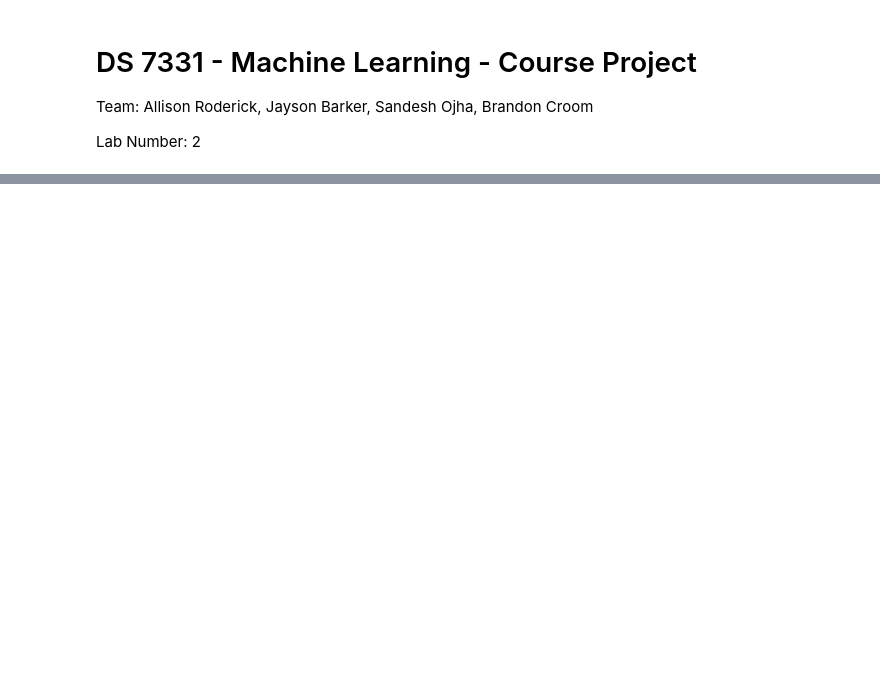
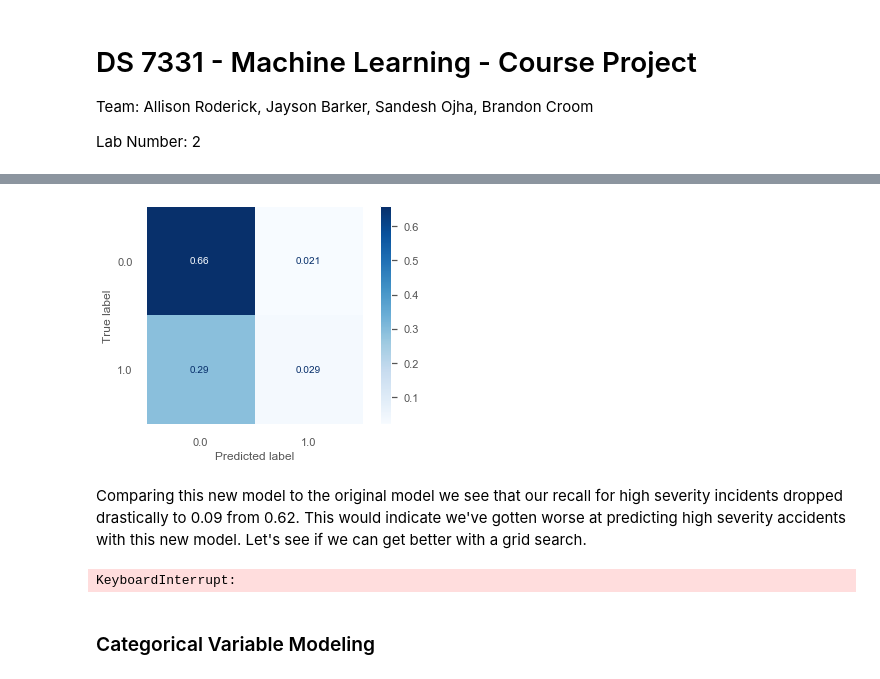
Before and after one commit to jbcroom/DS7331ProjectRepo, a Jupyter notebook: Project 2/JB_AR_BC_SO_Project_2.ipynb, the cells around one changed output, grey strips where cells are left out. Saved outputs shown, nothing was run; the diff lists cells and outputs as text; code cells hidden in the pictures; blank space fills up the shorter version.

```diff
--- a/Project 2/JB_AR_BC_SO_Project_2.ipynb
+++ b/Project 2/JB_AR_BC_SO_Project_2.ipynb
@@ -131,0 +275,9 @@ weighted avg       0.74      0.74      0.74    440044
+# %%
+# output the coefficients
+coefToKeep = []
+weights = logistic_regression.coef_.T # take transpose to make a column vector
+variable_names = df_X_train.columns
+for coef, name in zip(weights,variable_names):
+    if abs(coef[0]) >= 0.2:
+        print(name, 'has weight of', coef[0])
+        coefToKeep.append(name)
@@ -131,0 +305,27 @@ weighted avg       0.74      0.74      0.74    440044
+# %%
+df_X_Train2 = pd.DataFrame(X_train_scaled,columns=df_X_train.columns)
+df_X_Test2 = pd.DataFrame(X_test_scaled,columns=df_X_test.columns)
+
+df_X_Train2 = df_X_Train2[coefToKeep]
+df_X_Test2 = df_X_Test2[coefToKeep]
+
+#convert our test/train dataframes to numpy arrays
+X_train2 = df_X_Train2.to_numpy()
+X_test2 = df_X_Test2.to_numpy()
+# %%
+#NOTE: Code below adapted from the course lectures
+# we want to normalize the features based upon the mean and standard deviation of each column.
+# scale attributes by the training set
+scl_obj = StandardScaler()
+scl_obj.fit(X_train2) # find scalings for each column that make this zero mean and unit std
+
+X_train2_scaled = scl_obj.transform(X_train2) # apply to training
+X_test2_scaled = scl_obj.transform(X_test2) # apply those means and std to the test set
+
+# train the model just as before
+lr_clf = LogisticRegression(penalty='l2', C=0.05, solver='liblinear')
+lr_clf.fit(X_train2_scaled,y_train)  # train object
+
+Y_hat=lr_clf.predict(X_test2_scaled) # get test set predictions
+
+print(mt.classification_report(Y_test,Y_hat))
@@ -131,0 +341,20 @@ weighted avg       0.74      0.74      0.74    440044
+# %%
+#Confusion Matrix
+mt.plot_confusion_matrix(lr_clf,X_test2_scaled,Y_test,cmap=plt.cm.Blues,normalize='all')
+plt.grid(False)
+# %% [output]
+[figure, added]
+# %% [markdown]
+Comparing this new model to the original model we see that our recall for high severity incidents dropped drastically to 0.09 from 0.62. This would indicate we've gotten worse at predicting high severity accidents with this new model. Let's see if we can get better with a grid search.
+# %%
+#Grid Search
+
+clf = LogisticRegression()
+
+grid_values = {'penalty': ['l1', 'l2'],'C':[0.001,.009,0.01,.09,1,5,10,25]}
+
+grid_clf_acc = GridSearchCV(clf, param_grid = grid_values,scoring = 'recall')
+
+grid_clf_acc.fit(X_train_scaled, y_train)
+# %% [output]
+KeyboardInterrupt:
@@ -132,3 +367,5 @@ weighted avg       0.74      0.74      0.74    440044
+# %% [markdown]
+### Categorical Variable Modeling
 # %%
 #build two training/test sets for distance
 #Build the Distance dataframes
```
Also changed, not shown: parts of 44 cells of this notebook.
